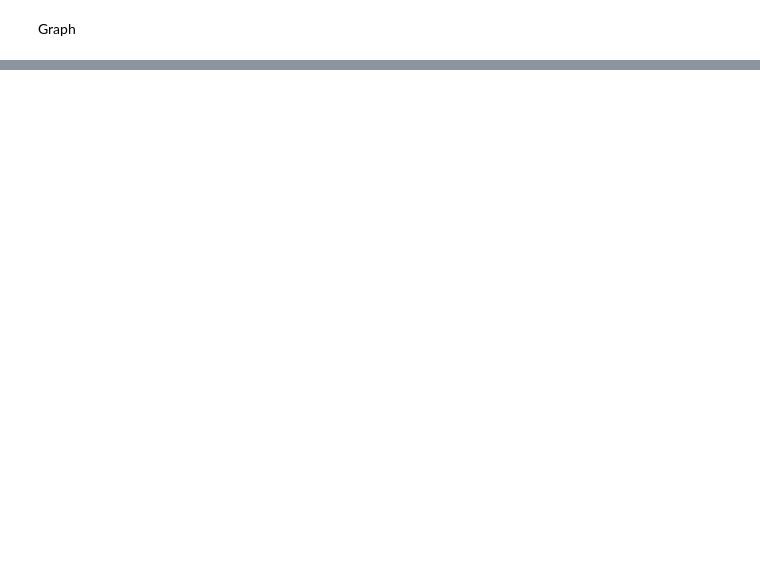
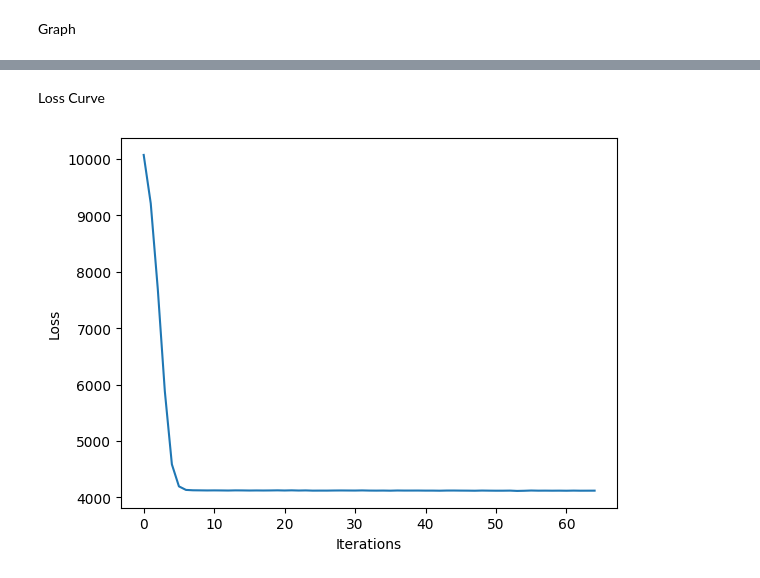
Before and after one commit to arman-hk/mlp-mcr, a Jupyter notebook: mlp_mcr.ipynb, the cells around one changed output, grey strips where cells are left out. Cells and saved outputs as stored; diff of their text form; code cells hidden in the pictures; blank space fills up the shorter version.

Commit message:
Added Loss Curve

```diff
--- a/mlp_mcr.ipynb
+++ b/mlp_mcr.ipynb
@@ -158 +158,10 @@ plt.show()
 [figure]
+# %% [markdown]
+Loss Curve
+# %%
+plt.plot(mlp.loss_curve_)
+plt.xlabel("Iterations")
+plt.ylabel("Loss")
+plt.show()
+# %% [output]
+[figure, added]
```
Also changed, not shown: parts of 3 cells of this notebook.
